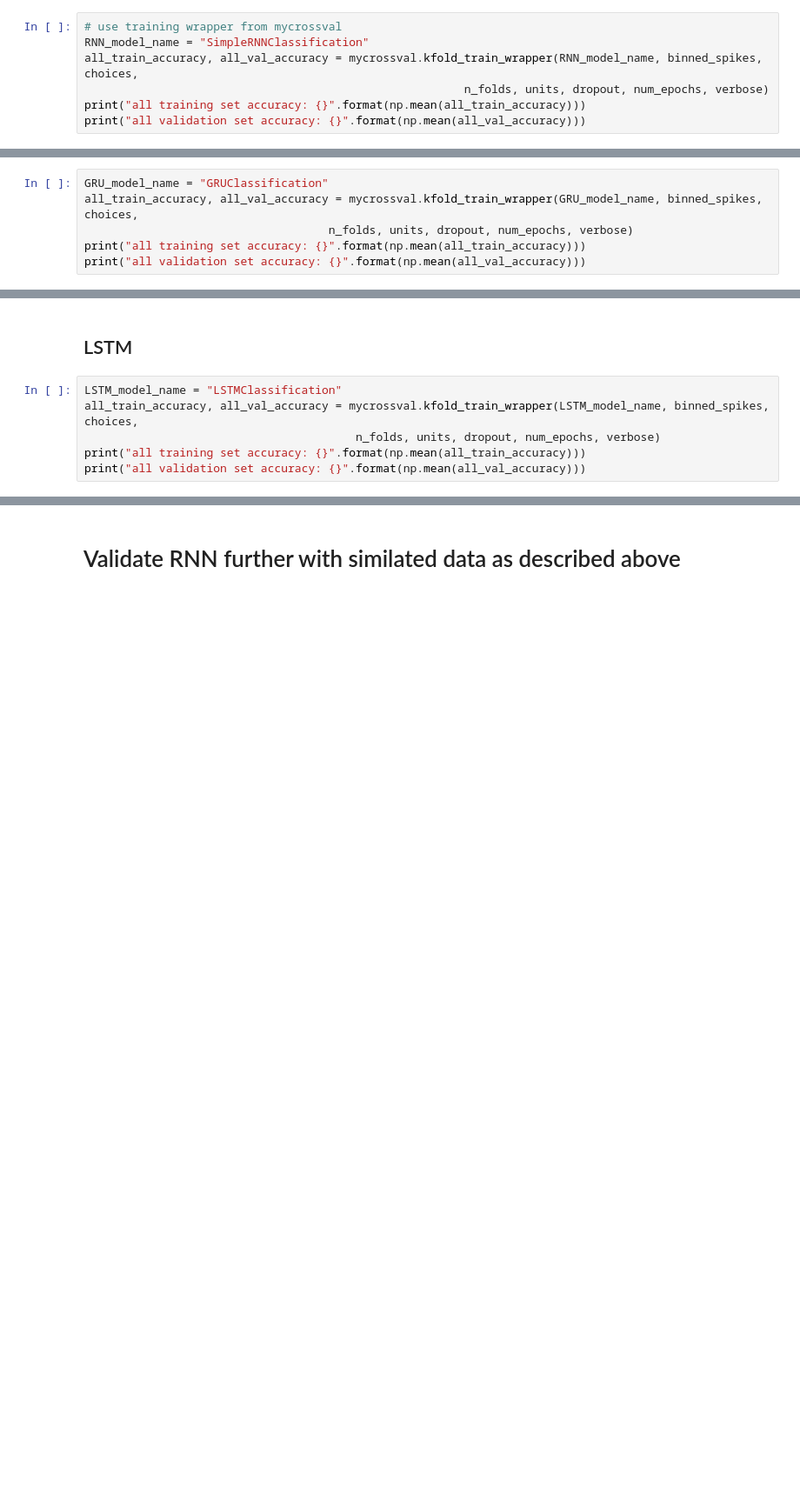
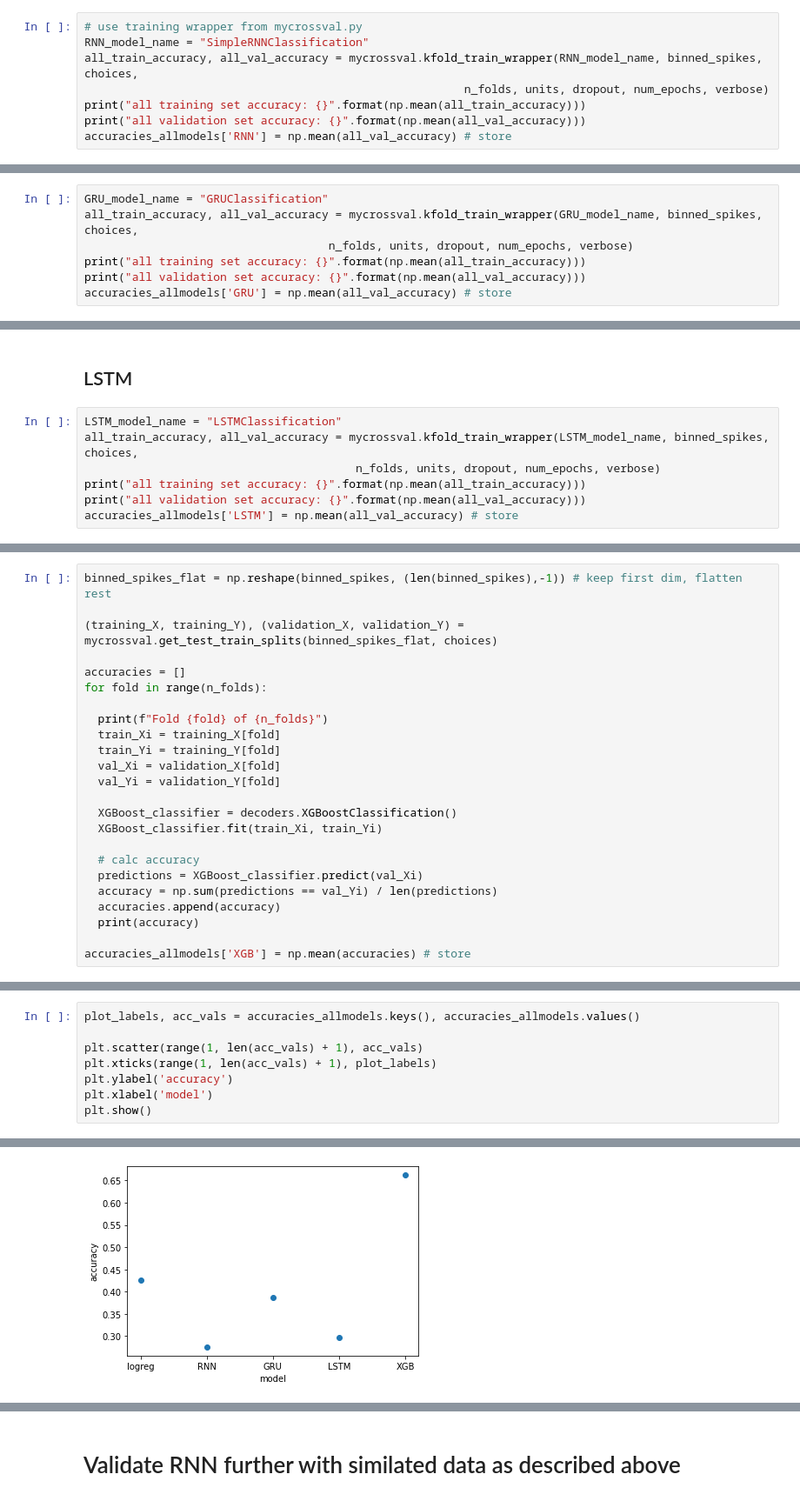
Before and after one commit to donw7/neural_activity_models_DNNs, a Jupyter notebook: DNN_decoding.ipynb, the cells around one changed output, grey strips where cells are left out. Shown at 87% size. Saved outputs shown, nothing was run; the diff lists cells and outputs as text; blank space fills up the shorter version.

Commit message:
plot results

```diff
--- a/DNN_decoding.ipynb
+++ b/DNN_decoding.ipynb
@@ -488,8 +509,9 @@ n_folds = 1
 # %%
-# use training wrapper from mycrossval
+# use training wrapper from mycrossval.py
 RNN_model_name = "SimpleRNNClassification"
 all_train_accuracy, all_val_accuracy = mycrossval.kfold_train_wrapper(RNN_model_name, binned_spikes, choices,
                                                         n_folds, units, dropout, num_epochs, verbose)
 print("all training set accuracy: {}".format(np.mean(all_train_accuracy)))
 print("all validation set accuracy: {}".format(np.mean(all_val_accuracy)))
+accuracies_allmodels['RNN'] = np.mean(all_val_accuracy) # store
 # %% [output]
@@ -509,4 +540,5 @@ all_train_accuracy, all_val_accuracy = mycrossval.kfold_train_wrapper(GRU_model_
                                     n_folds, units, dropout, num_epochs, verbose)
 print("all training set accuracy: {}".format(np.mean(all_train_accuracy)))
 print("all validation set accuracy: {}".format(np.mean(all_val_accuracy)))
+accuracies_allmodels['GRU'] = np.mean(all_val_accuracy) # store
 # %% [output]
@@ -524,4 +567,5 @@ all_train_accuracy, all_val_accuracy = mycrossval.kfold_train_wrapper(LSTM_model
                                         n_folds, units, dropout, num_epochs, verbose)
 print("all training set accuracy: {}".format(np.mean(all_train_accuracy)))
 print("all validation set accuracy: {}".format(np.mean(all_val_accuracy)))
+accuracies_allmodels['LSTM'] = np.mean(all_val_accuracy) # store
 # %% [output]
@@ -550,0 +592,24 @@ print(accuracy)
+# %%
+binned_spikes_flat = np.reshape(binned_spikes, (len(binned_spikes),-1)) # keep first dim, flatten rest
+
+(training_X, training_Y), (validation_X, validation_Y) = mycrossval.get_test_train_splits(binned_spikes_flat, choices)
+
+accuracies = []
+for fold in range(n_folds):
+
+  print(f"Fold {fold} of {n_folds}")
+  train_Xi = training_X[fold]
+  train_Yi = training_Y[fold]
+  val_Xi = validation_X[fold]
+  val_Yi = validation_Y[fold]
+
+  XGBoost_classifier = decoders.XGBoostClassification()
+  XGBoost_classifier.fit(train_Xi, train_Yi)
+
+  # calc accuracy
+  predictions = XGBoost_classifier.predict(val_Xi)
+  accuracy = np.sum(predictions == val_Yi) / len(predictions)
+  accuracies.append(accuracy)
+  print(accuracy)
+
+accuracies_allmodels['XGB'] = np.mean(accuracies) # store
@@ -550,0 +629,9 @@ print(accuracy)
+# %%
+plot_labels, acc_vals = accuracies_allmodels.keys(), accuracies_allmodels.values()
+
+plt.scatter(range(1, len(acc_vals) + 1), acc_vals)
+plt.xticks(range(1, len(acc_vals) + 1), plot_labels)
+plt.ylabel('accuracy')
+plt.xlabel('model')
+plt.show()
+# %% [output]
@@ -551,3 +639,4 @@ print(accuracy)
+[figure, added]
 # %% [markdown]
 ## results / discussion
 - Complicated decision-making behavior can be predicted reasonably well from information encoded in neural activity, even with small and potentially noisy real-world datasets
```
Also changed, not shown: parts of 31 cells of this notebook.
